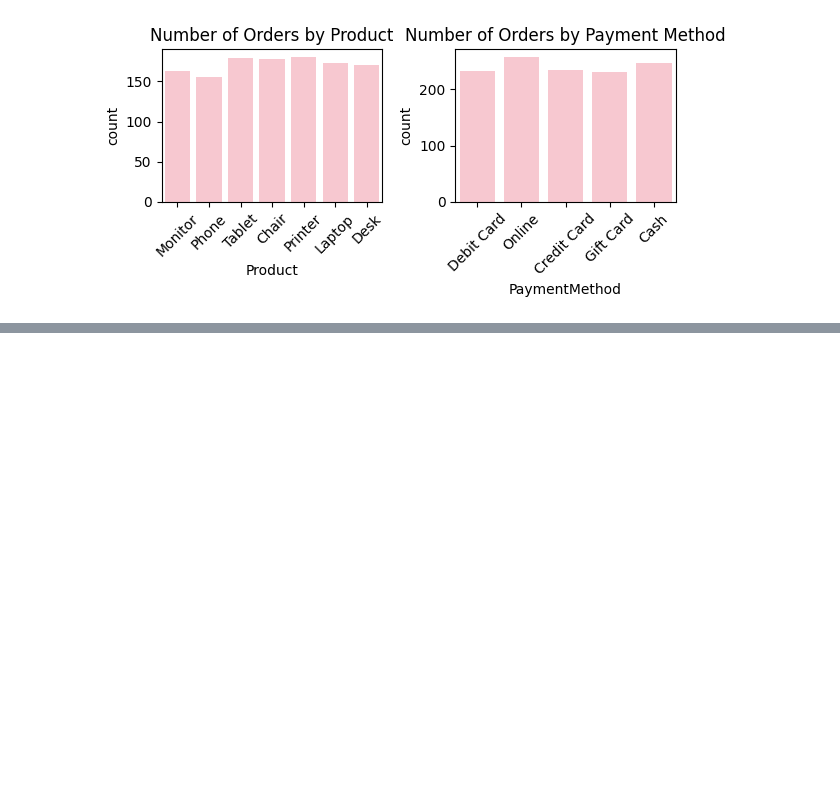
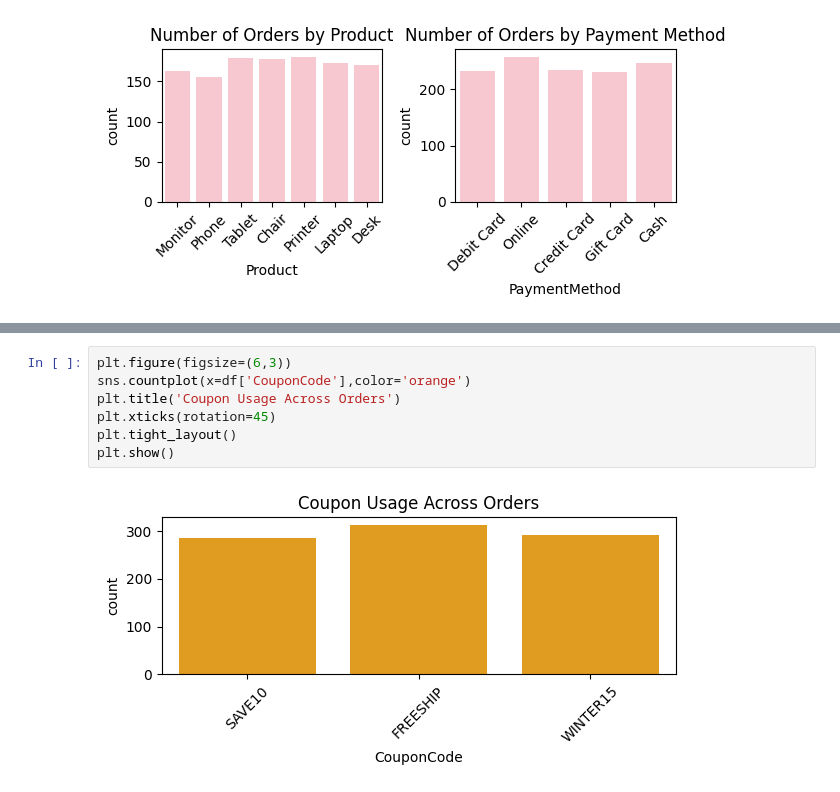
Before and after one commit to Pratham1257/-DecodeLabs-Internship, a Jupyter notebook: Project 2/Task 2.ipynb, the cells around one changed output, grey strips where cells are left out. Saved outputs shown, nothing was run; the diff lists cells and outputs as text; blank space fills up the shorter version.

```diff
--- a/Project 2/Task 2.ipynb
+++ b/Project 2/Task 2.ipynb
@@ -160,0 +184,9 @@ plt.show()
+# %%
+plt.figure(figsize=(6,3))
+sns.countplot(x=df['CouponCode'],color='orange')
+plt.title('Coupon Usage Across Orders')
+plt.xticks(rotation=45)
+plt.tight_layout()
+plt.show()
+# %% [output]
+[figure, added]
```
Also changed, not shown: parts of 2 cells of this notebook.
